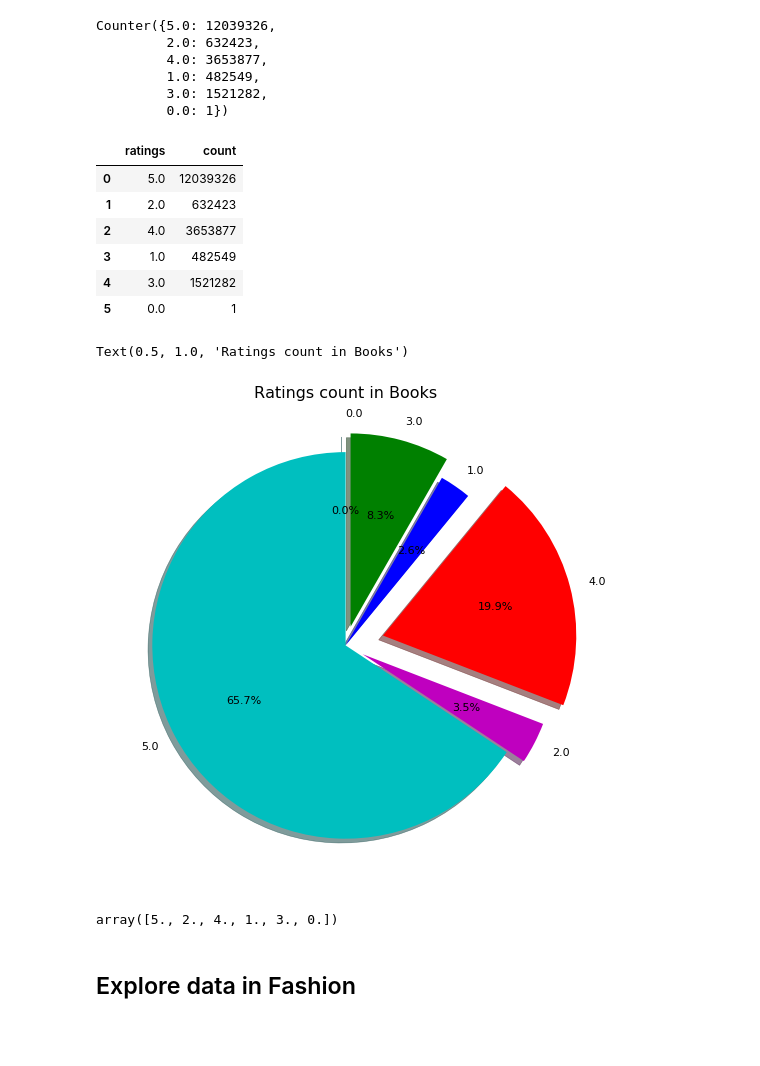
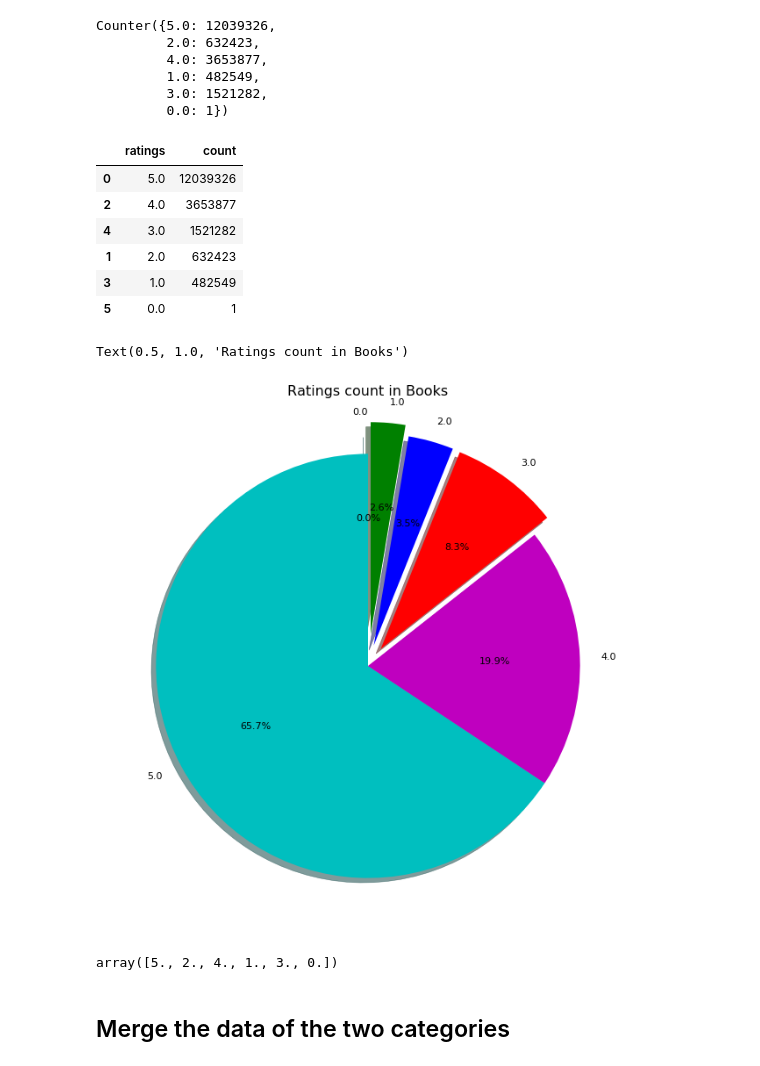
Before and after one commit to Nicole-LijuanChen/Patterns-in-Amazon-customer-ratings, a Jupyter notebook: data-cleaning.ipynb, the cells around one changed output. Saved outputs shown, nothing was run; the diff lists cells and outputs as text; code cells hidden in the pictures; blank space fills up the shorter version.

Commit message:
sort data by overall scores

```diff
--- a/data-cleaning.ipynb
+++ b/data-cleaning.ipynb
@@ -364,37 +375,38 @@ Counter({5.0: 12039326,
 df_cnt_books = pd.DataFrame({'ratings': list(cnt_books.keys()),
                              'count': list(cnt_books.values())
 })
+df_cnt_books = df_cnt_books.sort_values(by=['ratings'],ascending=False)
 df_cnt_books
 # %% [output]
 |  | ratings | count |
 | 0 | 5.0 | 12039326 |
+| 2 | 4.0 | 3653877 |
+| 4 | 3.0 | 1521282 |
 | 1 | 2.0 | 632423 |
-| 2 | 4.0 | 3653877 |
 | 3 | 1.0 | 482549 |
-| 4 | 3.0 | 1521282 |
 | 5 | 0.0 | 1 |
 # %%
-fig, ax = plt.subplots(figsize=(14, 8), dpi=80)
+fig, ax = plt.subplots(figsize=(14, 10), dpi=80)
 labels = df_cnt_books['ratings'].values
 sizes  = df_cnt_books['count'].values
 cols = ['c','m','r','b','g']
 # ax.bar(df_ratings['ratings'],df_ratings['count'])
 ax.pie(sizes,
         labels=labels,
         startangle=90,
         shadow= True,
         colors=cols,
-        explode=(0,0.1,0.2,0,0.1,0.1),
+        explode=(0,0,0.1,0.1,0.15,0.1),
         autopct='%1.1f%%')
 
 ax.set_title("Ratings count in Books")
 # %% [output]
 Text(0.5, 1.0, 'Ratings count in Books')
-[figure, old version]
+[figure, new version]
 # %%
 labels = df_cnt_books['ratings'].values
 labels
 # %% [output]
 array([5., 2., 4., 1., 3., 0.])
-# %% [markdown]
-## Explore data in Fashion
+# %% [markdown]
+## Merge the data of the two categories
```
Also changed, not shown: parts of 3 cells of this notebook.
